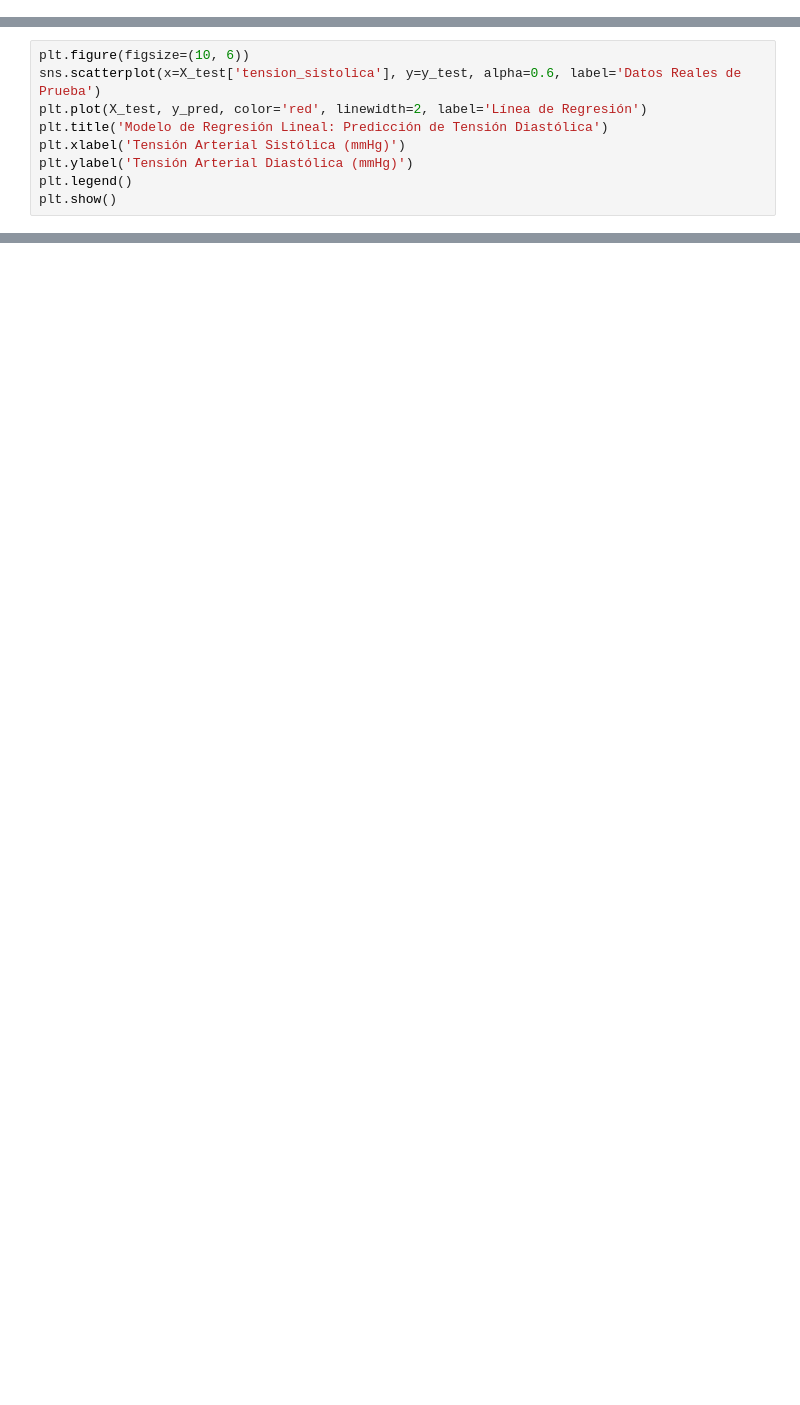
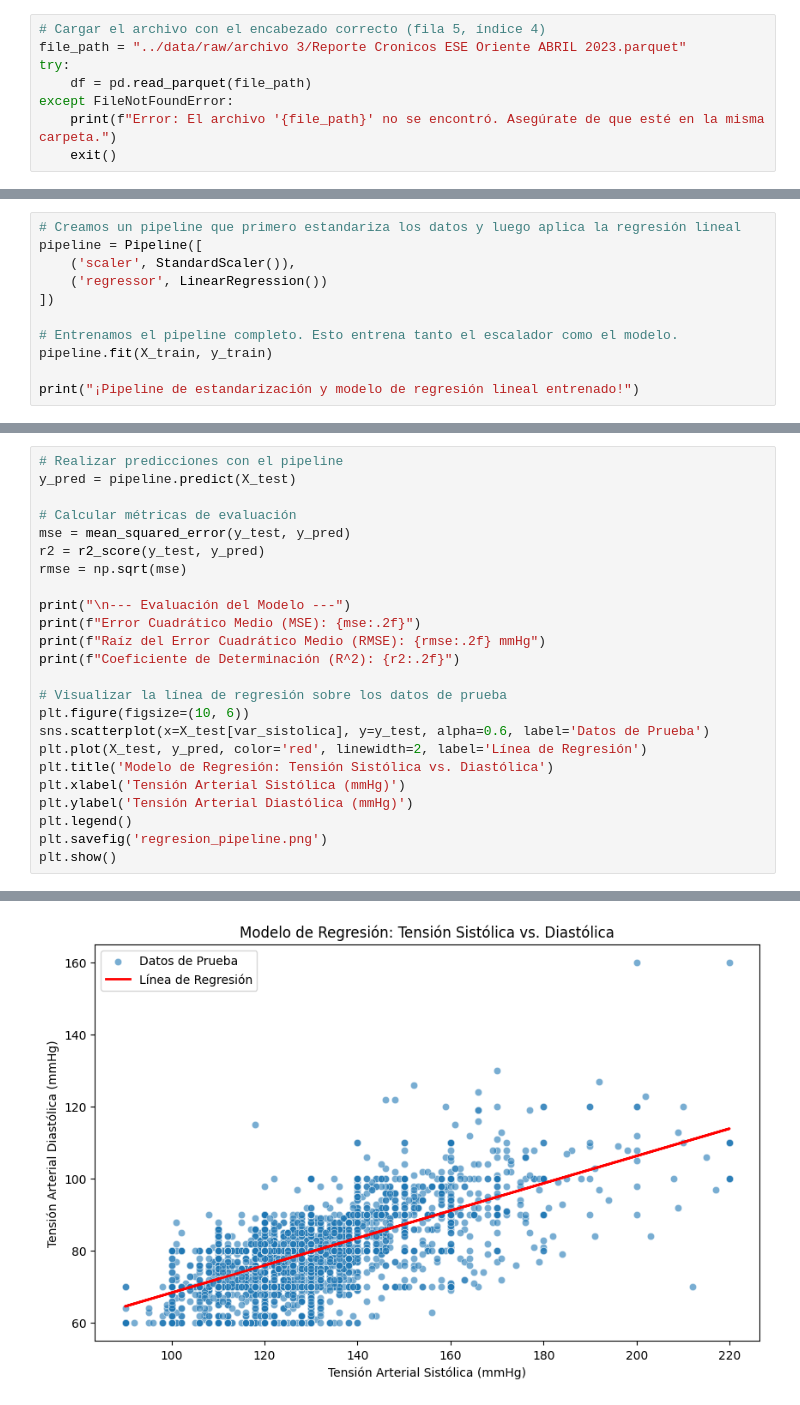
Before and after one commit to Pipicano25/RCV_ICESI, a Jupyter notebook: scripts/4_2_model.ipynb, the cells around one changed output, grey strips where cells are left out. Saved outputs shown, nothing was run; the diff lists cells and outputs as text; blank space fills up the shorter version.

```diff
--- a/scripts/4_2_model.ipynb
+++ b/scripts/4_2_model.ipynb
@@ -69,0 +16,8 @@ En resumen, el modelo es útil para fines de análisis y estudio, ya que muestra
+# %%
+# Cargar el archivo con el encabezado correcto (fila 5, índice 4)
+file_path = "../data/raw/archivo 3/Reporte Cronicos ESE Oriente ABRIL 2023.parquet"
+try:
+    df = pd.read_parquet(file_path)
+except FileNotFoundError:
+    print(f"Error: El archivo '{file_path}' no se encontró. Asegúrate de que esté en la misma carpeta.")
+    exit()
@@ -69,0 +53,11 @@ En resumen, el modelo es útil para fines de análisis y estudio, ya que muestra
+# %%
+# Creamos un pipeline que primero estandariza los datos y luego aplica la regresión lineal
+pipeline = Pipeline([
+    ('scaler', StandardScaler()),
+    ('regressor', LinearRegression())
+])
+
+# Entrenamos el pipeline completo. Esto entrena tanto el escalador como el modelo.
+pipeline.fit(X_train, y_train)
+
+print("¡Pipeline de estandarización y modelo de regresión lineal entrenado!")
@@ -70,9 +66,25 @@ En resumen, el modelo es útil para fines de análisis y estudio, ya que muestra
 # %%
+# Realizar predicciones con el pipeline
+y_pred = pipeline.predict(X_test)
+
+# Calcular métricas de evaluación
+mse = mean_squared_error(y_test, y_pred)
+r2 = r2_score(y_test, y_pred)
+rmse = np.sqrt(mse)
+
+print("\n--- Evaluación del Modelo ---")
+print(f"Error Cuadrático Medio (MSE): {mse:.2f}")
+print(f"Raíz del Error Cuadrático Medio (RMSE): {rmse:.2f} mmHg")
+print(f"Coeficiente de Determinación (R^2): {r2:.2f}")
+
+# Visualizar la línea de regresión sobre los datos de prueba
 plt.figure(figsize=(10, 6))
-sns.scatterplot(x=X_test['tension_sistolica'], y=y_test, alpha=0.6, label='Datos Reales de Prueba')
+sns.scatterplot(x=X_test[var_sistolica], y=y_test, alpha=0.6, label='Datos de Prueba')
 plt.plot(X_test, y_pred, color='red', linewidth=2, label='Línea de Regresión')
-plt.title('Modelo de Regresión Lineal: Predicción de Tensión Diastólica')
+plt.title('Modelo de Regresión: Tensión Sistólica vs. Diastólica')
 plt.xlabel('Tensión Arterial Sistólica (mmHg)')
 plt.ylabel('Tensión Arterial Diastólica (mmHg)')
 plt.legend()
+plt.savefig('regresion_pipeline.png')
 plt.show()
+# %% [output]
@@ -78,0 +95 @@ plt.show()
+[figure, added]
```
Also changed, not shown: parts of 8 cells of this notebook, 8 other files.
